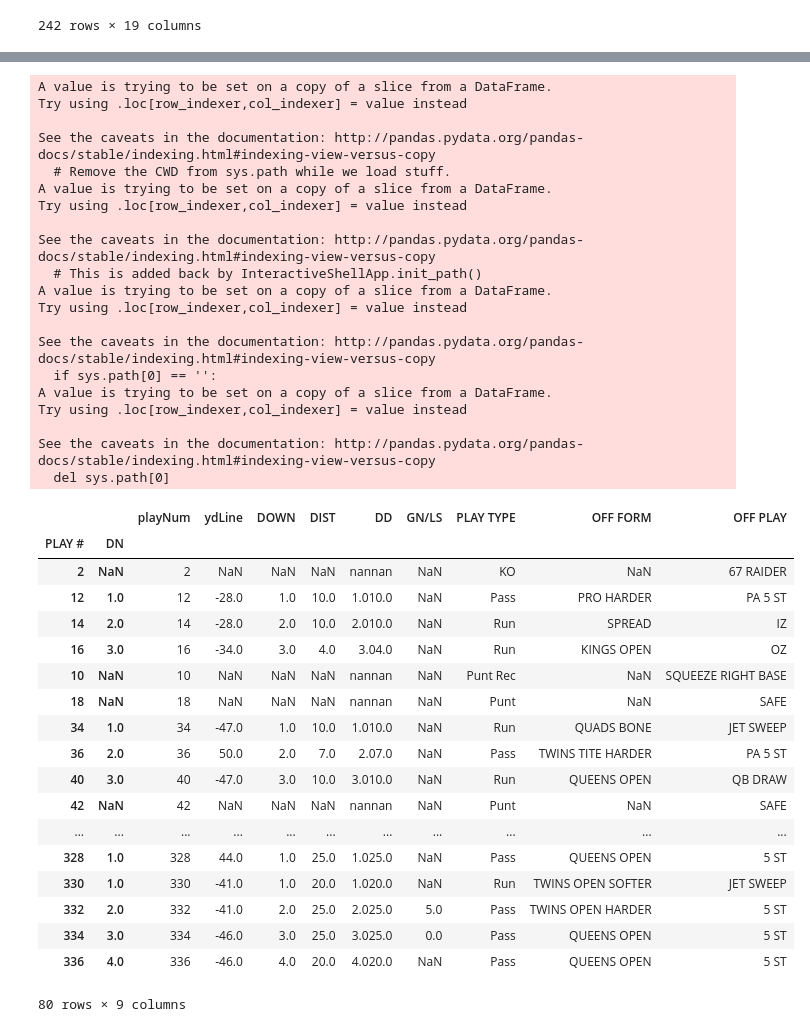
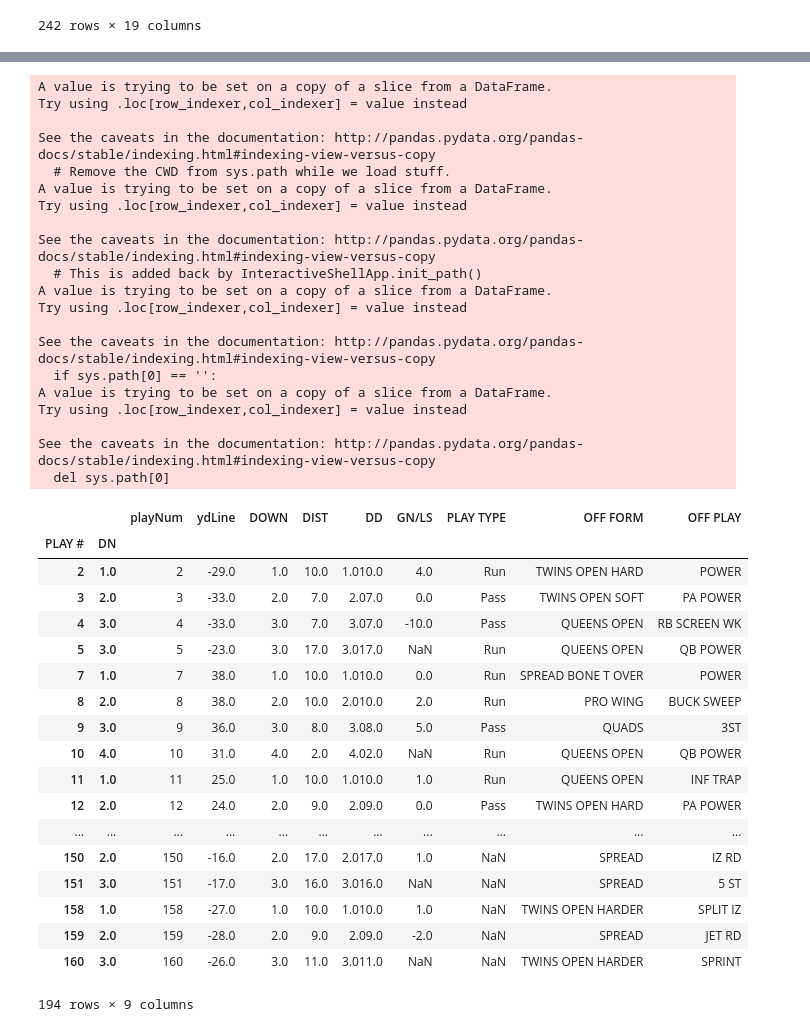
Before and after one commit to FutureGM/Gameplay_Analysis, a Jupyter notebook: hudl.ipynb, the cells around one changed output, grey strips where cells are left out. Cells and saved outputs as stored; diff of their text form; code cells hidden in the pictures.

```diff
--- a/hudl.ipynb
+++ b/hudl.ipynb
@@ -98,7 +98,7 @@ downDist("WPU_RPI_2017.xlsx")
 def playNum(*games):
     #Combine all xlsx files into 1 Dataframe
     all_data = pd.DataFrame()
-    for f in glob.glob(r"C:\Users\Michael Diaz\Desktop\Personal_Projects\Analysis\*.xlsx"):
+    for f in glob.glob(r"C:\Users\User\Desktop\Personal_Projects\Gameplay_Analysis\*.xlsx"):
         df = pd.read_excel(f)
         all_data = all_data.append(df, ignore_index=True)
         df = all_data[["PLAY #","YARD LN","DN", "DIST",
@@ -109,50 +109,50 @@ def playNum(*games):
         table["DOWN"] = table["DN"]
         table["ydLine"] = table["YARD LN"]
         table = table[["PLAY #","DN","playNum","ydLine","DOWN",
                        "DIST","DD","GN/LS","PLAY TYPE", "OFF FORM",
                        "OFF PLAY"]].set_index(["PLAY #", "DN"])
         return table
 playNum()
 # %% [output]
 A value is trying to be set on a copy of a slice from a DataFrame.
 Try using .loc[row_indexer,col_indexer] = value instead
 
 See the caveats in the documentation: http://pandas.pydata.org/pandas-docs/stable/indexing.html#indexing-view-versus-copy
   # Remove the CWD from sys.path while we load stuff.
 A value is trying to be set on a copy of a slice from a DataFrame.
 Try using .loc[row_indexer,col_indexer] = value instead
 
 See the caveats in the documentation: http://pandas.pydata.org/pandas-docs/stable/indexing.html#indexing-view-versus-copy
   # This is added back by InteractiveShellApp.init_path()
 A value is trying to be set on a copy of a slice from a DataFrame.
 Try using .loc[row_indexer,col_indexer] = value instead
 
 See the caveats in the documentation: http://pandas.pydata.org/pandas-docs/stable/indexing.html#indexing-view-versus-copy
   if sys.path[0] == '':
 A value is trying to be set on a copy of a slice from a DataFrame.
 Try using .loc[row_indexer,col_indexer] = value instead
 
 See the caveats in the documentation: http://pandas.pydata.org/pandas-docs/stable/indexing.html#indexing-view-versus-copy
   del sys.path[0]
 |  |  | playNum | ydLine | DOWN | DIST | DD | GN/LS | PLAY TYPE | OFF FORM | OFF PLAY |
 | PLAY # | DN |  |  |  |  |  |  |  |  |  |
-| 2 | NaN | 2 | NaN | NaN | NaN | nannan | NaN | KO | NaN | 67 RAIDER |
-| 12 | 1.0 | 12 | -28.0 | 1.0 | 10.0 | 1.010.0 | NaN | Pass | PRO HARDER | PA 5 ST |
-| 14 | 2.0 | 14 | -28.0 | 2.0 | 10.0 | 2.010.0 | NaN | Run | SPREAD | IZ |
-| 16 | 3.0 | 16 | -34.0 | 3.0 | 4.0 | 3.04.0 | NaN | Run | KINGS OPEN | OZ |
-| 10 | NaN | 10 | NaN | NaN | NaN | nannan | NaN | Punt Rec | NaN | SQUEEZE RIGHT BASE |
-| 18 | NaN | 18 | NaN | NaN | NaN | nannan | NaN | Punt | NaN | SAFE |
-| 34 | 1.0 | 34 | -47.0 | 1.0 | 10.0 | 1.010.0 | NaN | Run | QUADS BONE | JET SWEEP |
-| 36 | 2.0 | 36 | 50.0 | 2.0 | 7.0 | 2.07.0 | NaN | Pass | TWINS TITE HARDER | PA 5 ST |
-| 40 | 3.0 | 40 | -47.0 | 3.0 | 10.0 | 3.010.0 | NaN | Run | QUEENS OPEN | QB DRAW |
-| 42 | NaN | 42 | NaN | NaN | NaN | nannan | NaN | Punt | NaN | SAFE |
+| 2 | 1.0 | 2 | -29.0 | 1.0 | 10.0 | 1.010.0 | 4.0 | Run | TWINS OPEN HARD | POWER |
+| 3 | 2.0 | 3 | -33.0 | 2.0 | 7.0 | 2.07.0 | 0.0 | Pass | TWINS OPEN SOFT | PA POWER |
+| 4 | 3.0 | 4 | -33.0 | 3.0 | 7.0 | 3.07.0 | -10.0 | Pass | QUEENS OPEN | RB SCREEN WK |
+| 5 | 3.0 | 5 | -23.0 | 3.0 | 17.0 | 3.017.0 | NaN | Run | QUEENS OPEN | QB POWER |
+| 7 | 1.0 | 7 | 38.0 | 1.0 | 10.0 | 1.010.0 | 0.0 | Run | SPREAD BONE T OVER | POWER |
+| 8 | 2.0 | 8 | 38.0 | 2.0 | 10.0 | 2.010.0 | 2.0 | Run | PRO WING | BUCK SWEEP |
+| 9 | 3.0 | 9 | 36.0 | 3.0 | 8.0 | 3.08.0 | 5.0 | Pass | QUADS | 3ST |
+| 10 | 4.0 | 10 | 31.0 | 4.0 | 2.0 | 4.02.0 | NaN | Run | QUEENS OPEN | QB POWER |
+| 11 | 1.0 | 11 | 25.0 | 1.0 | 10.0 | 1.010.0 | 1.0 | Run | QUEENS OPEN | INF TRAP |
+| 12 | 2.0 | 12 | 24.0 | 2.0 | 9.0 | 2.09.0 | 0.0 | Pass | TWINS OPEN HARD | PA POWER |
 | ... | ... | ... | ... | ... | ... | ... | ... | ... | ... | ... |
-| 328 | 1.0 | 328 | 44.0 | 1.0 | 25.0 | 1.025.0 | NaN | Pass | QUEENS OPEN | 5 ST |
-| 330 | 1.0 | 330 | -41.0 | 1.0 | 20.0 | 1.020.0 | NaN | Run | TWINS OPEN SOFTER | JET SWEEP |
-| 332 | 2.0 | 332 | -41.0 | 2.0 | 25.0 | 2.025.0 | 5.0 | Pass | TWINS OPEN HARDER | 5 ST |
-| 334 | 3.0 | 334 | -46.0 | 3.0 | 25.0 | 3.025.0 | 0.0 | Pass | QUEENS OPEN | 5 ST |
-| 336 | 4.0 | 336 | -46.0 | 4.0 | 20.0 | 4.020.0 | NaN | Pass | QUEENS OPEN | 5 ST |
+| 150 | 2.0 | 150 | -16.0 | 2.0 | 17.0 | 2.017.0 | 1.0 | NaN | SPREAD | IZ RD |
+| 151 | 3.0 | 151 | -17.0 | 3.0 | 16.0 | 3.016.0 | NaN | NaN | SPREAD | 5 ST |
+| 158 | 1.0 | 158 | -27.0 | 1.0 | 10.0 | 1.010.0 | 1.0 | NaN | TWINS OPEN HARDER | SPLIT IZ |
+| 159 | 2.0 | 159 | -28.0 | 2.0 | 9.0 | 2.09.0 | -2.0 | NaN | SPREAD | JET RD |
+| 160 | 3.0 | 160 | -26.0 | 3.0 | 11.0 | 3.011.0 | NaN | NaN | TWINS OPEN HARDER | SPRINT |
-80 rows × 9 columns
+194 rows × 9 columns
 # %%
 def effective(*games):
     #Combine all xlsx files into 1 Dataframe
```
Also changed, not shown: parts of 12 cells of this notebook, 3 other files.
